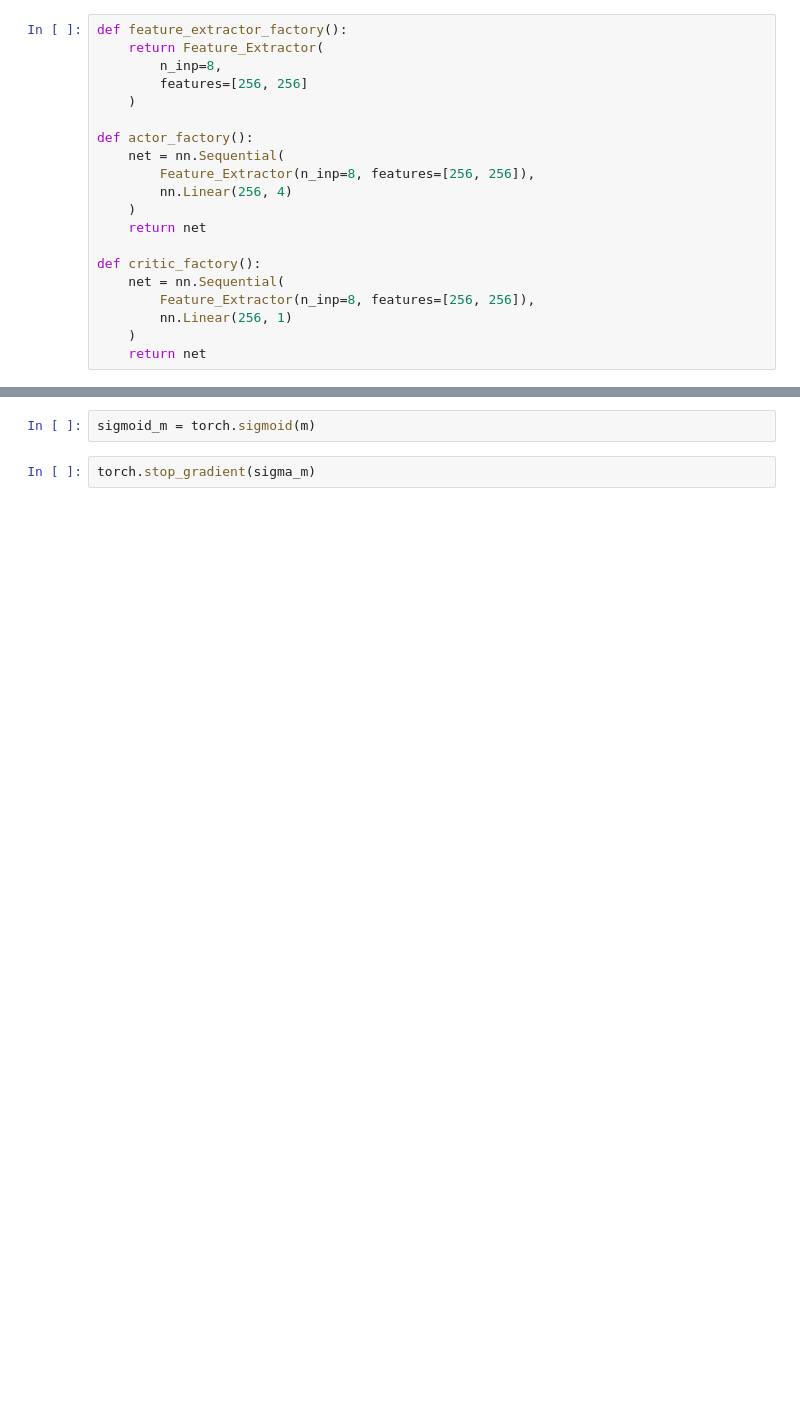
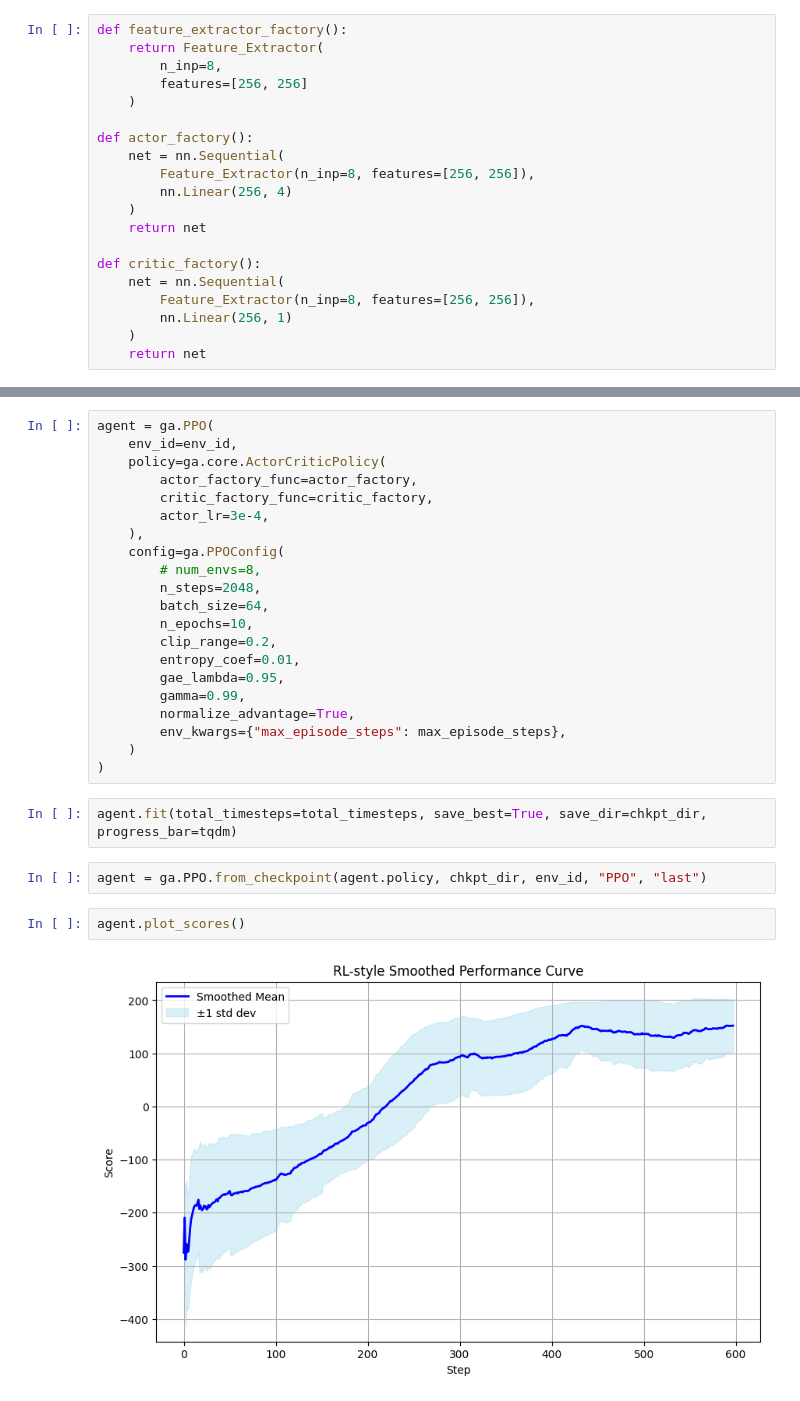
Before and after one commit to ctthong18/QPLEX, a Jupyter notebook: test_rl.ipynb, the cells around one changed output, grey strips where cells are left out. Saved outputs shown, nothing was run; the diff lists cells and outputs as text; blank space fills up the shorter version.

```diff
--- a/test_rl.ipynb
+++ b/test_rl.ipynb
@@ -310,4 +124,29 @@ m = torch.tensor([-6, 0, 3])
-# %%
-sigmoid_m = torch.sigmoid(m)
-# %%
-torch.stop_gradient(sigma_m)
+# %%
+agent = ga.PPO(
+    env_id=env_id,
+    policy=ga.core.ActorCriticPolicy(
+        actor_factory_func=actor_factory,
+        critic_factory_func=critic_factory,
+        actor_lr=3e-4,
+    ),
+    config=ga.PPOConfig(
+        # num_envs=8,
+        n_steps=2048,
+        batch_size=64,
+        n_epochs=10,
+        clip_range=0.2,
+        entropy_coef=0.01,
+        gae_lambda=0.95,
+        gamma=0.99,
+        normalize_advantage=True,
+        env_kwargs={"max_episode_steps": max_episode_steps},
+    )
+)
+# %%
+agent.fit(total_timesteps=total_timesteps, save_best=True, save_dir=chkpt_dir, progress_bar=tqdm)
+# %%
+agent = ga.PPO.from_checkpoint(agent.policy, chkpt_dir, env_id, "PPO", "last")
+# %%
+agent.plot_scores()
+# %% [output]
+[figure, added]
```
Also changed, not shown: parts of 54 cells of this notebook, 12 other files.
